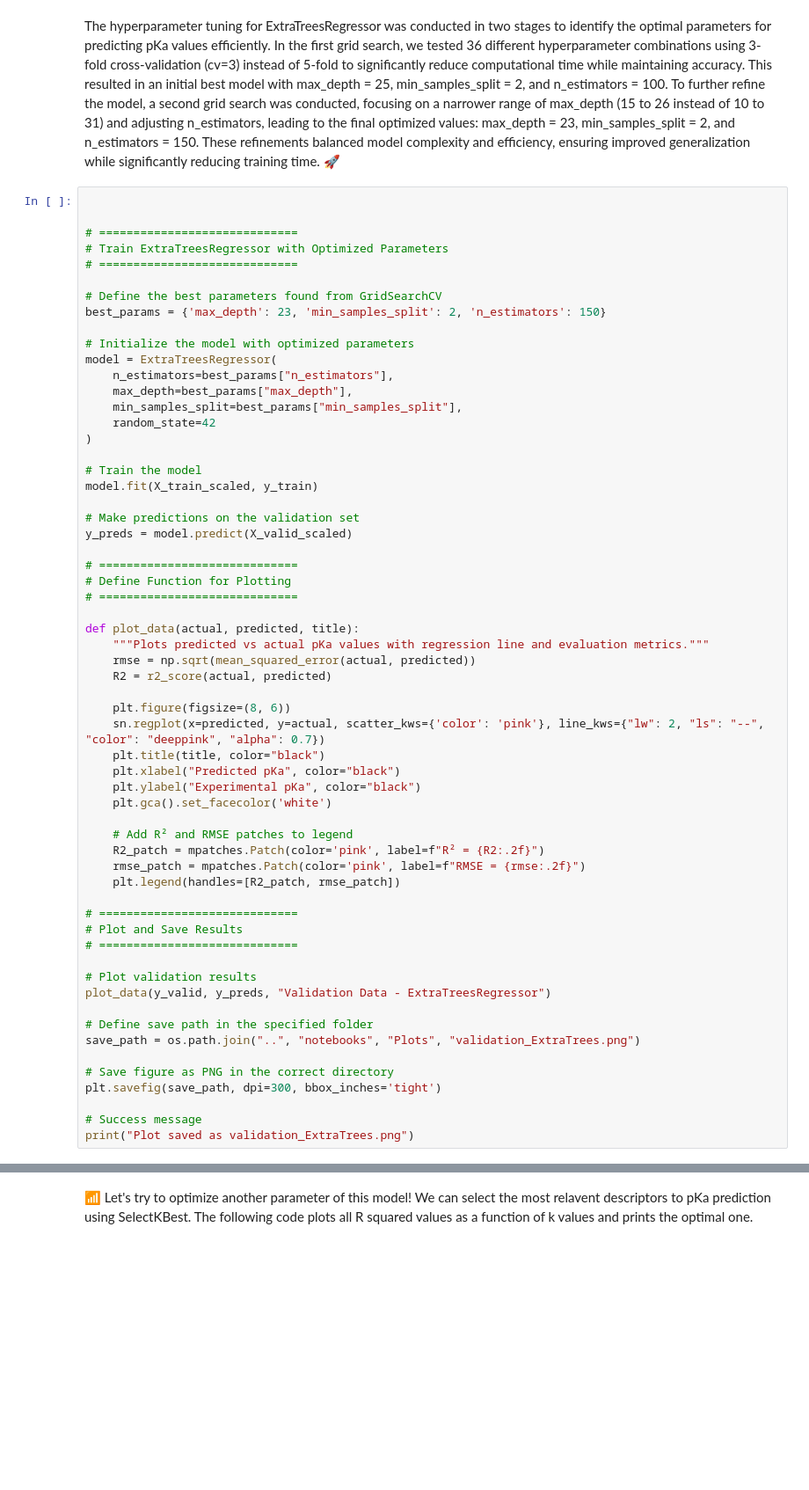
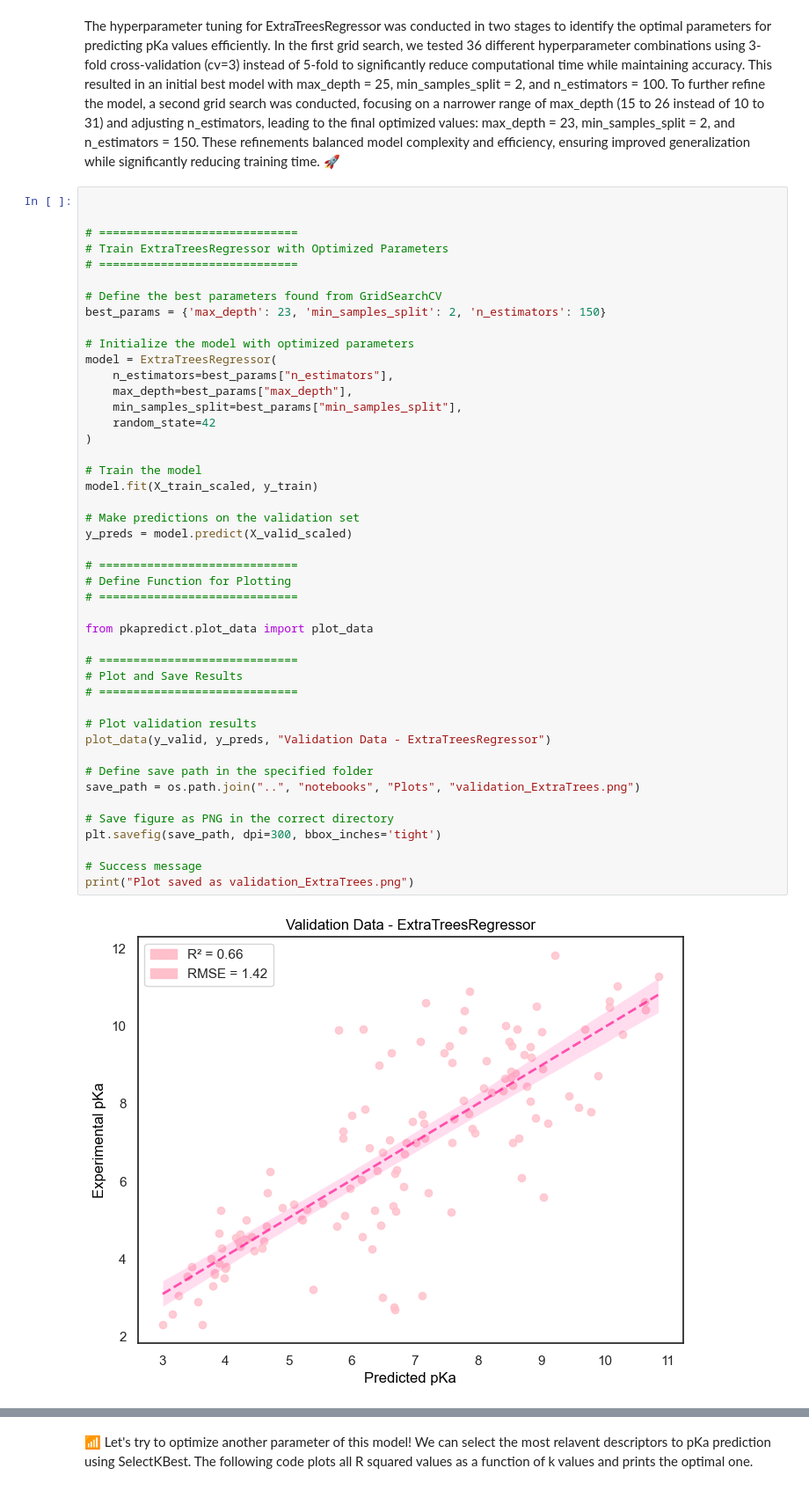
Before and after one commit to anastasiafloris/pKaPredict, a Jupyter notebook: notebooks/ProjectReport*.ipynb, the cells around one changed output, grey strips where cells are left out. Shown at 88% size. Cells and saved outputs as stored; diff of their text form; blank space fills up the shorter version.

```diff
--- a/notebooks/ProjectReport*.ipynb
+++ b/notebooks/ProjectReport*.ipynb
@@ -522,46 +464,32 @@ model = ExtraTreesRegressor(
     random_state=42
 )
 
 # Train the model
 model.fit(X_train_scaled, y_train)
 
 # Make predictions on the validation set
 y_preds = model.predict(X_valid_scaled)
 
 # =============================
 # Define Function for Plotting
 # =============================
 
-def plot_data(actual, predicted, title):
-    """Plots predicted vs actual pKa values with regression line and evaluation metrics."""
-    rmse = np.sqrt(mean_squared_error(actual, predicted))
-    R2 = r2_score(actual, predicted)
-
-    plt.figure(figsize=(8, 6))
-    sn.regplot(x=predicted, y=actual, scatter_kws={'color': 'pink'}, line_kws={"lw": 2, "ls": "--", "color": "deeppink", "alpha": 0.7})
-    plt.title(title, color="black")
-    plt.xlabel("Predicted pKa", color="black")
-    plt.ylabel("Experimental pKa", color="black")
-    plt.gca().set_facecolor('white')
-
-    # Add R² and RMSE patches to legend
-    R2_patch = mpatches.Patch(color='pink', label=f"R² = {R2:.2f}")
-    rmse_patch = mpatches.Patch(color='pink', label=f"RMSE = {rmse:.2f}")
-    plt.legend(handles=[R2_patch, rmse_patch])
+from pkapredict.plot_data import plot_data
 
 # =============================
 # Plot and Save Results
 # =============================
 
 # Plot validation results
 plot_data(y_valid, y_preds, "Validation Data - ExtraTreesRegressor")
 
 # Define save path in the specified folder
 save_path = os.path.join("..", "notebooks", "Plots", "validation_ExtraTrees.png")
 
 # Save figure as PNG in the correct directory
 plt.savefig(save_path, dpi=300, bbox_inches='tight')
 
 # Success message
 print("Plot saved as validation_ExtraTrees.png")
 # %% [output]
+[figure]
```
Also changed, not shown: parts of 12 cells of this notebook, 5 other files.
